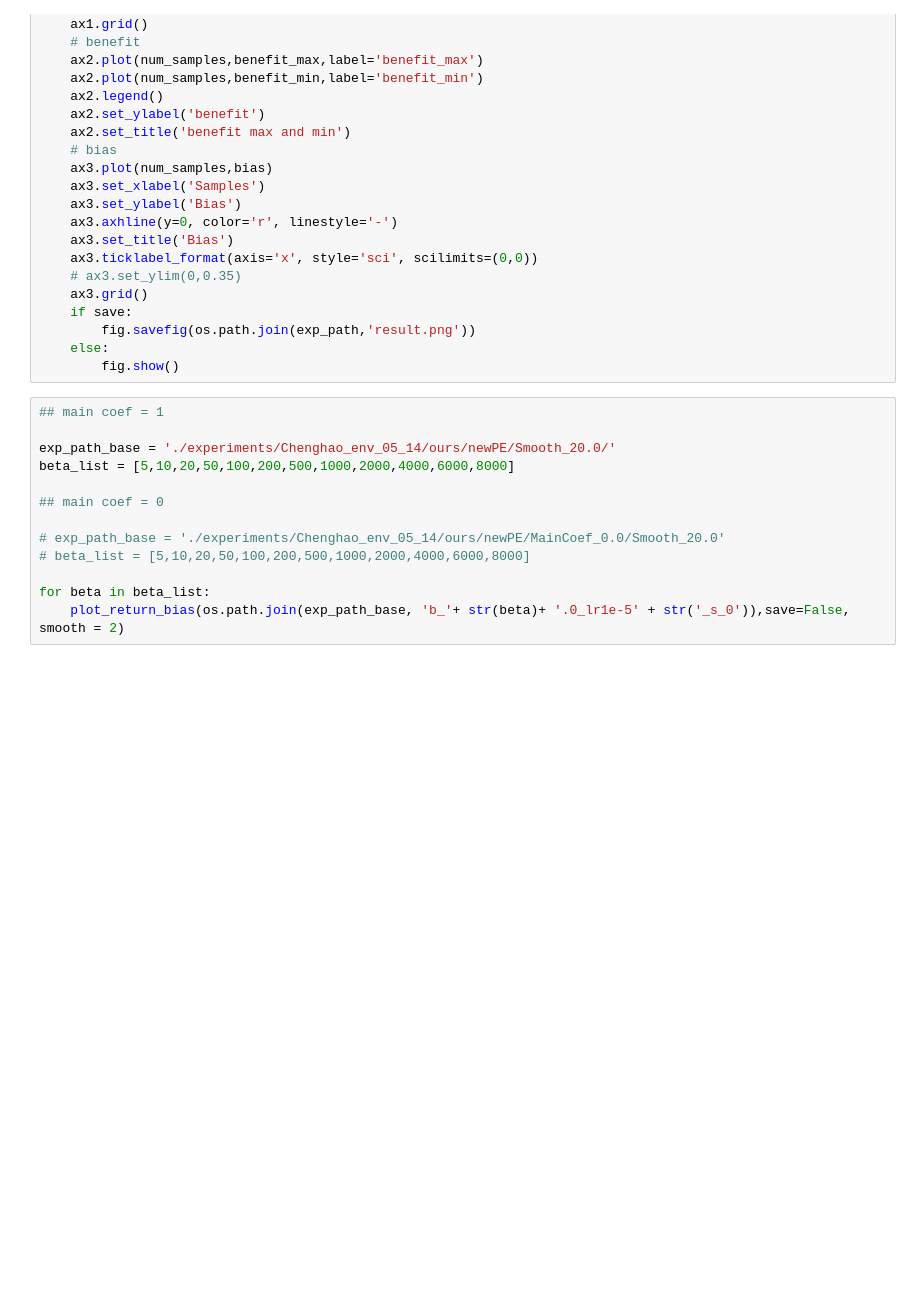
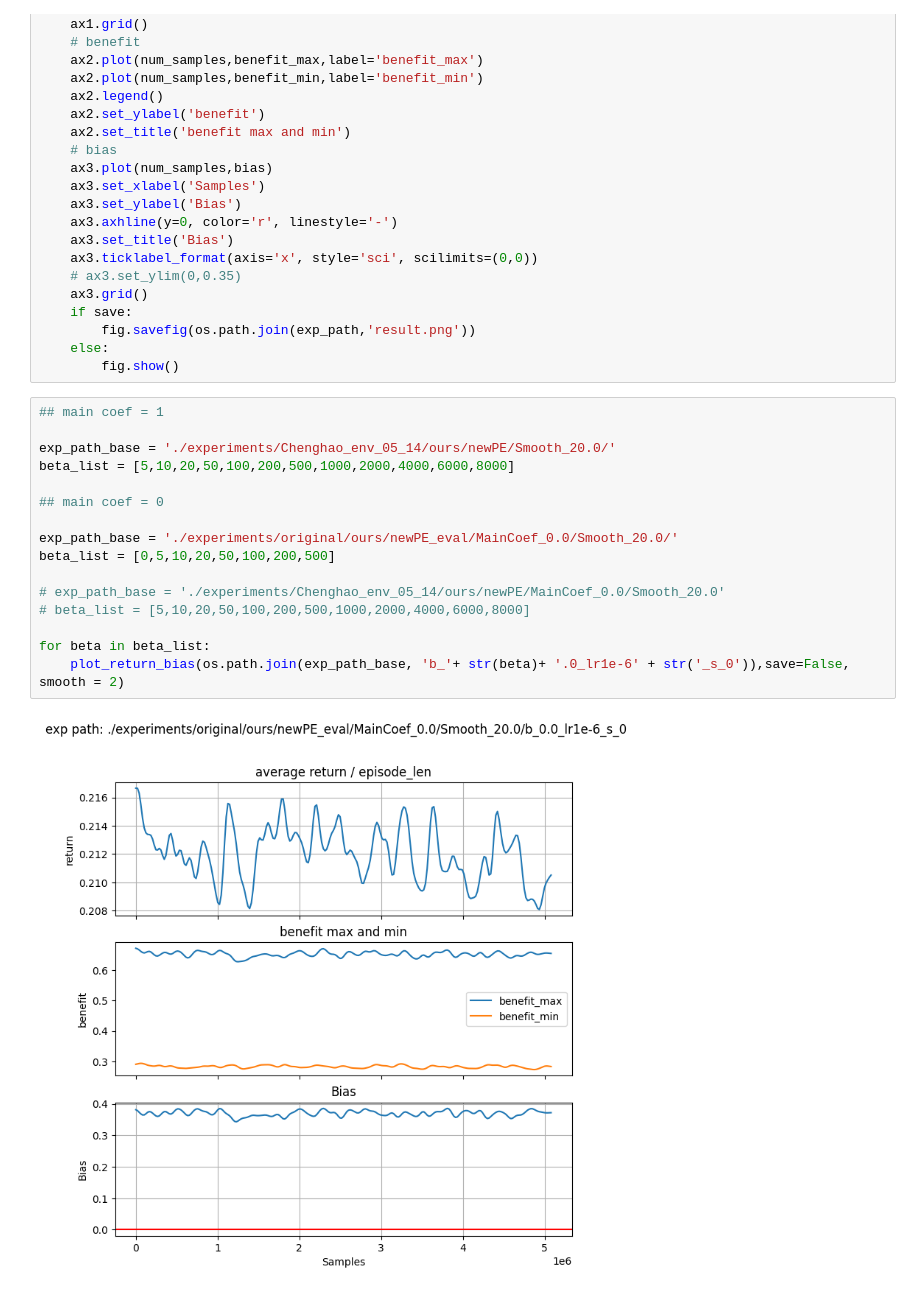
Before and after one commit to Yuancheng-Xu/ELBERT, a Jupyter notebook: attention_allocation_experiment/plot_xyc.ipynb, the cells around one changed output. Saved outputs shown, nothing was run; the diff lists cells and outputs as text; blank space fills up the shorter version.

```diff
--- a/attention_allocation_experiment/plot_xyc.ipynb
+++ b/attention_allocation_experiment/plot_xyc.ipynb
@@ -206,13 +231,18 @@ def plot_return_bias(exp_path, save=True, smooth=-1):
 # %%
 ## main coef = 1
 
 exp_path_base = './experiments/Chenghao_env_05_14/ours/newPE/Smooth_20.0/'
 beta_list = [5,10,20,50,100,200,500,1000,2000,4000,6000,8000]
 
 ## main coef = 0
 
+exp_path_base = './experiments/original/ours/newPE_eval/MainCoef_0.0/Smooth_20.0/'
+beta_list = [0,5,10,20,50,100,200,500]
+
 # exp_path_base = './experiments/Chenghao_env_05_14/ours/newPE/MainCoef_0.0/Smooth_20.0'
 # beta_list = [5,10,20,50,100,200,500,1000,2000,4000,6000,8000]
 
 for beta in beta_list:
-    plot_return_bias(os.path.join(exp_path_base, 'b_'+ str(beta)+ '.0_lr1e-5' + str('_s_0')),save=False, smooth = 2)
+    plot_return_bias(os.path.join(exp_path_base, 'b_'+ str(beta)+ '.0_lr1e-6' + str('_s_0')),save=False, smooth = 2)
+# %% [output]
+[figure, added]
```
Also changed, not shown: parts of 4 cells of this notebook, 19 other files.
